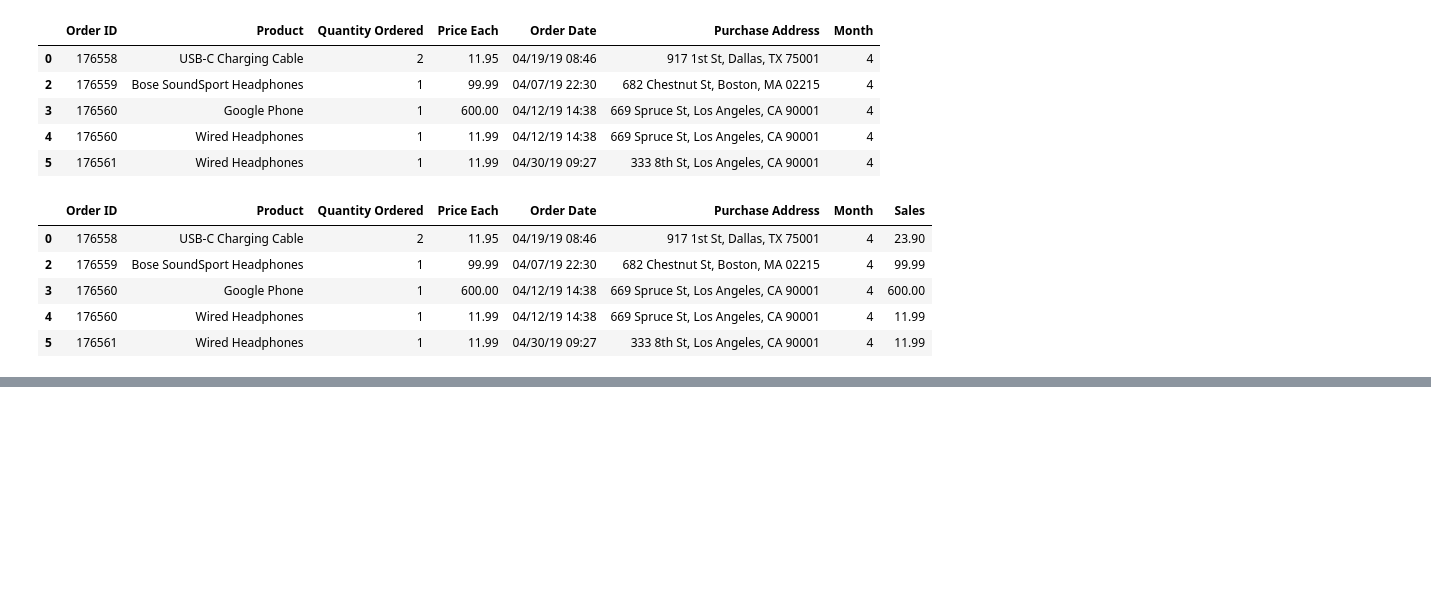
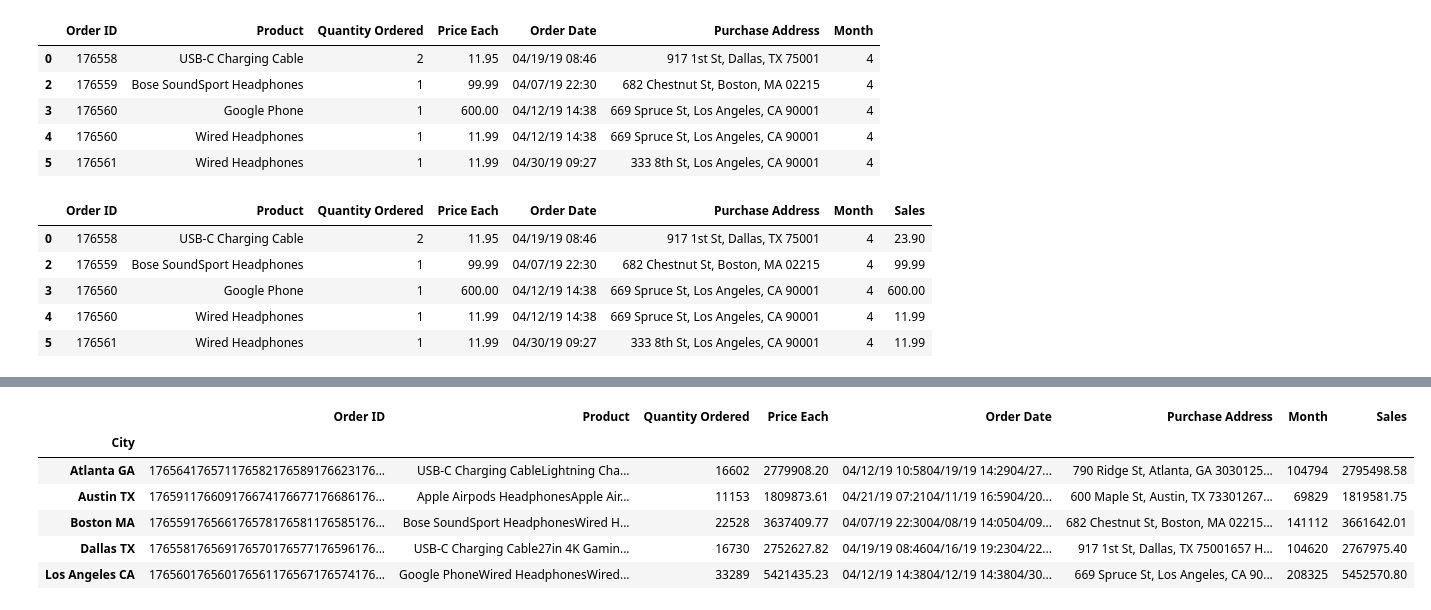
Before and after one commit to MorgooN/Analysis_Things, a Jupyter notebook: SalesAnalysis/AnalyticsMagic.ipynb, the cells around one changed output, grey strips where cells are left out. Drawn from its saved outputs; the diff is of its cells as text; code cells hidden in the pictures; blank space fills up the shorter version.

```diff
--- a/SalesAnalysis/AnalyticsMagic.ipynb
+++ b/SalesAnalysis/AnalyticsMagic.ipynb
@@ -96,0 +120,11 @@ plt.bar(months, results['Sales'])
+# %%
+results = df.groupby('City').sum()
+results.head()
+# %% [output]
+|  | Order ID | Product | Quantity Ordered | Price Each | Order Date | Purchase Address | Month | Sales |
+| City |  |  |  |  |  |  |  |  |
+| Atlanta GA | 176564176571176582176589176623176... | USB-C Charging CableLightning Cha... | 16602 | 2779908.20 | 04/12/19 10:5804/19/19 14:2904/27... | 790 Ridge St, Atlanta, GA 3030125... | 104794 | 2795498.58 |
+| Austin TX | 176591176609176674176677176686176... | Apple Airpods HeadphonesApple Air... | 11153 | 1809873.61 | 04/21/19 07:2104/11/19 16:5904/20... | 600 Maple St, Austin, TX 73301267... | 69829 | 1819581.75 |
+| Boston MA | 176559176566176578176581176585176... | Bose SoundSport HeadphonesWired H... | 22528 | 3637409.77 | 04/07/19 22:3004/08/19 14:0504/09... | 682 Chestnut St, Boston, MA 02215... | 141112 | 3661642.01 |
+| Dallas TX | 176558176569176570176577176596176... | USB-C Charging Cable27in 4K Gamin... | 16730 | 2752627.82 | 04/19/19 08:4604/16/19 19:2304/22... | 917 1st St, Dallas, TX 75001657 H... | 104620 | 2767975.40 |
+| Los Angeles CA | 176560176560176561176567176574176... | Google PhoneWired HeadphonesWired... | 33289 | 5421435.23 | 04/12/19 14:3804/12/19 14:3804/30... | 669 Spruce St, Los Angeles, CA 90... | 208325 | 5452570.80 |
```
Also changed, not shown: parts of 3 cells of this notebook.
